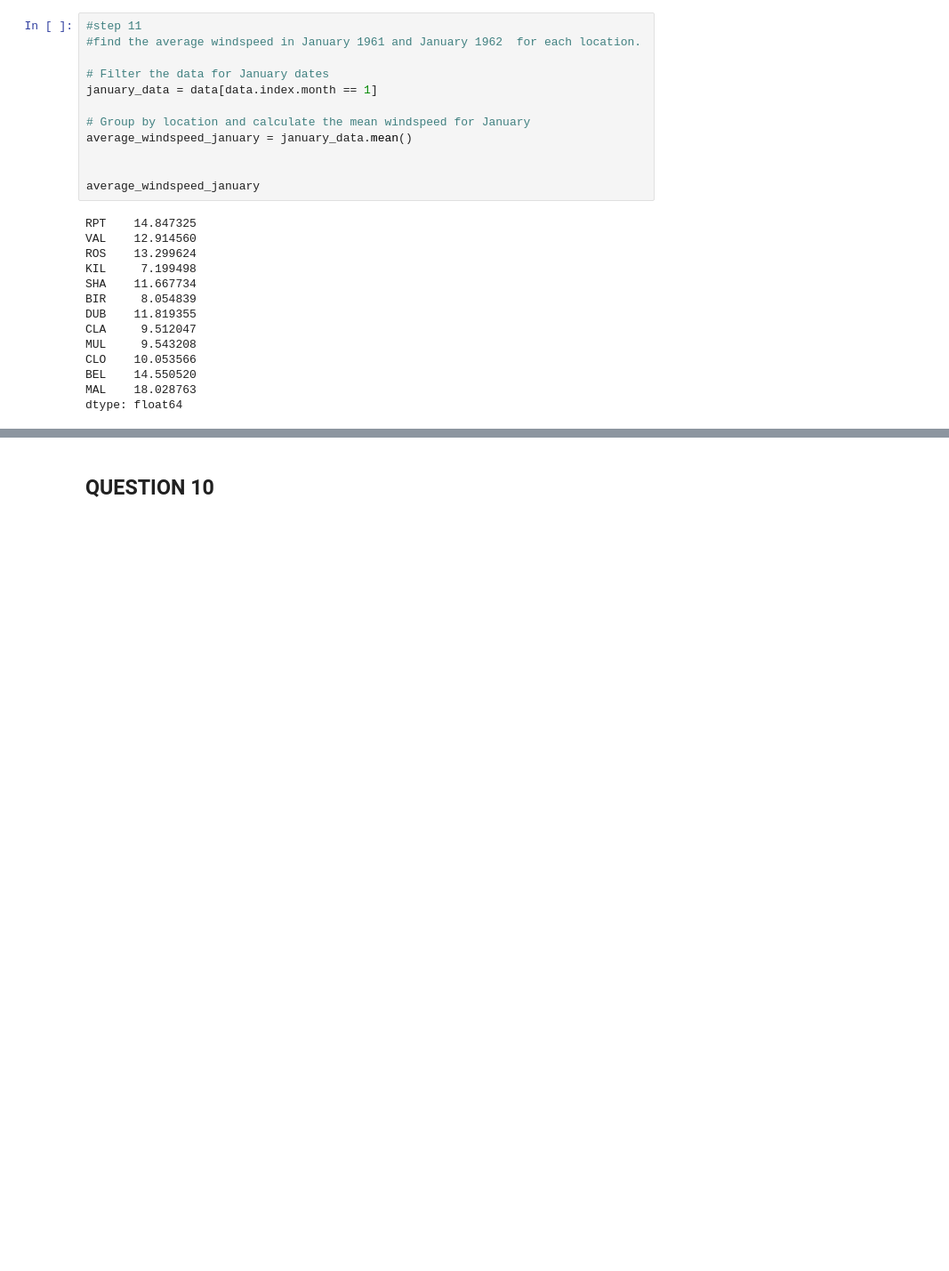
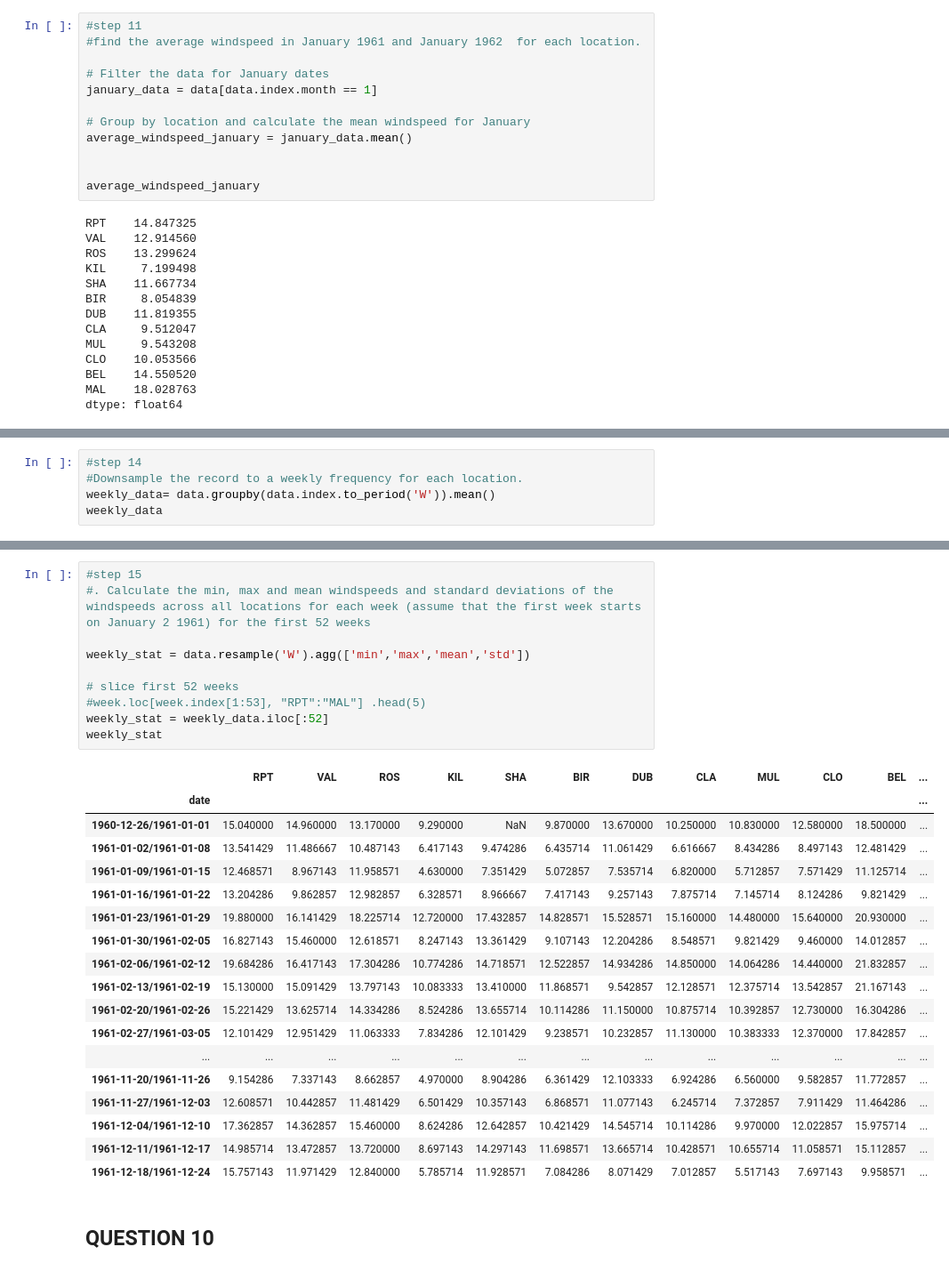
Before and after one commit to AbisolaOlakanmi/Abisola.Olakanmi.BDAT1004PS3, a Jupyter notebook: Abisola.Olakanmi.BDAT1004PS3.ipynb, the cells around one changed output, grey strips where cells are left out. Shown at 89% size. Cells and saved outputs as stored; diff of their text form; blank space fills up the shorter version.

```diff
--- a/Abisola.Olakanmi.BDAT1004PS3.ipynb
+++ b/Abisola.Olakanmi.BDAT1004PS3.ipynb
@@ -760,0 +774,5 @@ yearly_data
+# %%
+#step 14
+#Downsample the record to a weekly frequency for each location.
+weekly_data= data.groupby(data.index.to_period('W')).mean()
+weekly_data
@@ -761,2 +794,31 @@ yearly_data
+# %%
+#step 15
+#. Calculate the min, max and mean windspeeds and standard deviations of the windspeeds across all locations for each week (assume that the first week starts on January 2 1961) for the first 52 weeks
+
+weekly_stat = data.resample('W').agg(['min','max','mean','std'])
+
+# slice first 52 weeks
+#week.loc[week.index[1:53], "RPT":"MAL"] .head(5)
+weekly_stat = weekly_data.iloc[:52]
+weekly_stat
+# %% [output]
+|  | RPT | VAL | ROS | KIL | SHA | BIR | DUB | CLA | MUL | CLO | BEL | ... |
+| date |  |  |  |  |  |  |  |  |  |  |  | ... |
+| 1960-12-26/1961-01-01 | 15.040000 | 14.960000 | 13.170000 | 9.290000 | NaN | 9.870000 | 13.670000 | 10.250000 | 10.830000 | 12.580000 | 18.500000 | ... |
+| 1961-01-02/1961-01-08 | 13.541429 | 11.486667 | 10.487143 | 6.417143 | 9.474286 | 6.435714 | 11.061429 | 6.616667 | 8.434286 | 8.497143 | 12.481429 | ... |
+| 1961-01-09/1961-01-15 | 12.468571 | 8.967143 | 11.958571 | 4.630000 | 7.351429 | 5.072857 | 7.535714 | 6.820000 | 5.712857 | 7.571429 | 11.125714 | ... |
+| 1961-01-16/1961-01-22 | 13.204286 | 9.862857 | 12.982857 | 6.328571 | 8.966667 | 7.417143 | 9.257143 | 7.875714 | 7.145714 | 8.124286 | 9.821429 | ... |
+| 1961-01-23/1961-01-29 | 19.880000 | 16.141429 | 18.225714 | 12.720000 | 17.432857 | 14.828571 | 15.528571 | 15.160000 | 14.480000 | 15.640000 | 20.930000 | ... |
+| 1961-01-30/1961-02-05 | 16.827143 | 15.460000 | 12.618571 | 8.247143 | 13.361429 | 9.107143 | 12.204286 | 8.548571 | 9.821429 | 9.460000 | 14.012857 | ... |
+| 1961-02-06/1961-02-12 | 19.684286 | 16.417143 | 17.304286 | 10.774286 | 14.718571 | 12.522857 | 14.934286 | 14.850000 | 14.064286 | 14.440000 | 21.832857 | ... |
+| 1961-02-13/1961-02-19 | 15.130000 | 15.091429 | 13.797143 | 10.083333 | 13.410000 | 11.868571 | 9.542857 | 12.128571 | 12.375714 | 13.542857 | 21.167143 | ... |
+| 1961-02-20/1961-02-26 | 15.221429 | 13.625714 | 14.334286 | 8.524286 | 13.655714 | 10.114286 | 11.150000 | 10.875714 | 10.392857 | 12.730000 | 16.304286 | ... |
+| 1961-02-27/1961-03-05 | 12.101429 | 12.951429 | 11.063333 | 7.834286 | 12.101429 | 9.238571 | 10.232857 | 11.130000 | 10.383333 | 12.370000 | 17.842857 | ... |
+| ... | ... | ... | ... | ... | ... | ... | ... | ... | ... | ... | ... | ... |
+| 1961-11-20/1961-11-26 | 9.154286 | 7.337143 | 8.662857 | 4.970000 | 8.904286 | 6.361429 | 12.103333 | 6.924286 | 6.560000 | 9.582857 | 11.772857 | ... |
+| 1961-11-27/1961-12-03 | 12.608571 | 10.442857 | 11.481429 | 6.501429 | 10.357143 | 6.868571 | 11.077143 | 6.245714 | 7.372857 | 7.911429 | 11.464286 | ... |
+| 1961-12-04/1961-12-10 | 17.362857 | 14.362857 | 15.460000 | 8.624286 | 12.642857 | 10.421429 | 14.545714 | 10.114286 | 9.970000 | 12.022857 | 15.975714 | ... |
+| 1961-12-11/1961-12-17 | 14.985714 | 13.472857 | 13.720000 | 8.697143 | 14.297143 | 11.698571 | 13.665714 | 10.428571 | 10.655714 | 11.058571 | 15.112857 | ... |
+| 1961-12-18/1961-12-24 | 15.757143 | 11.971429 | 12.840000 | 5.785714 | 11.928571 | 7.084286 | 8.071429 | 7.012857 | 5.517143 | 7.697143 | 9.958571 | ... |
 # %% [markdown]
 ## QUESTION 10
```
Also changed, not shown: parts of 5 cells of this notebook.
